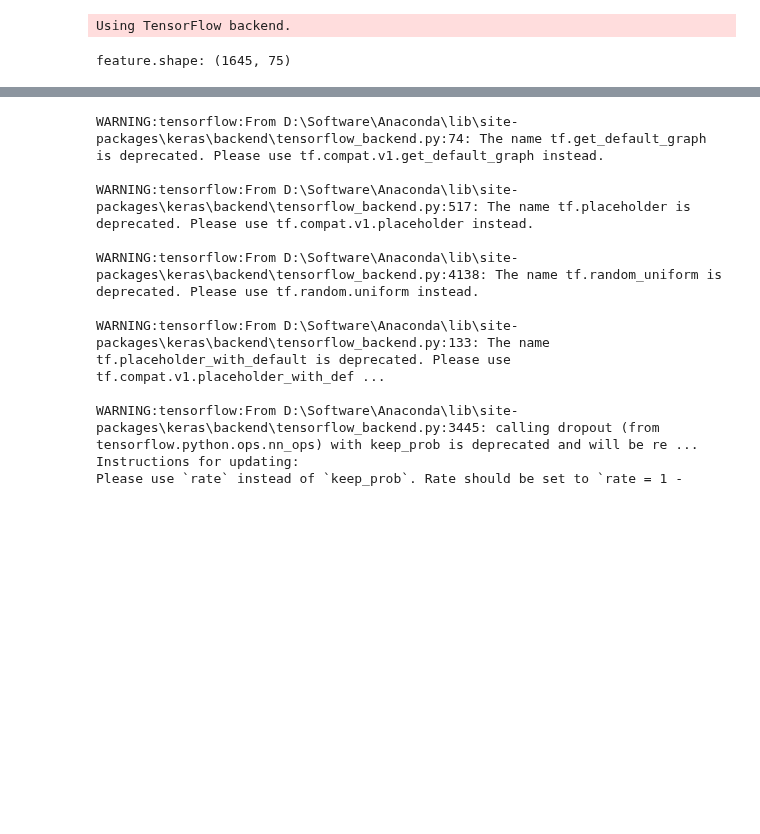
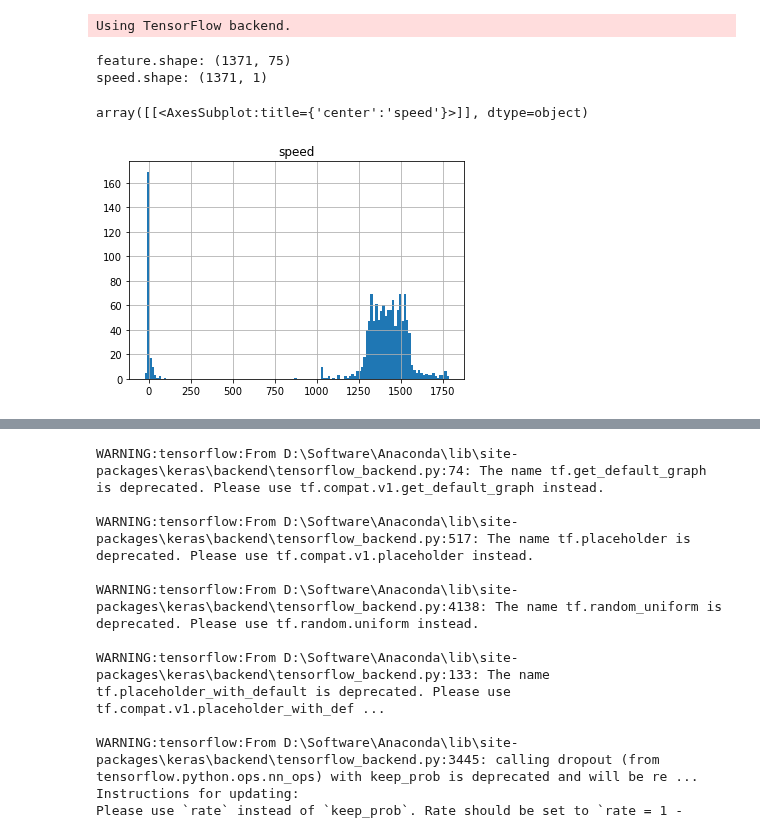
Before and after one commit to AiZhanghan/gearbox-fault-detection, a Jupyter notebook: code/train/li_niu_ping/2.ipynb, the cells around one changed output, grey strips where cells are left out. Cells and saved outputs as stored; diff of their text form; code cells hidden in the pictures; blank space fills up the shorter version.

```diff
--- a/code/train/li_niu_ping/2.ipynb
+++ b/code/train/li_niu_ping/2.ipynb
@@ -25,11 +25,15 @@ sensors = (
 # %%
 reader = Reader.Reader()
 feature = reader.read_feature(os.path.join(feature_path, wind_turbine), sensors)
-# speed = reader.read_speed(os.path.join(speed_path, wind_turbine), sensors)
-
-toolkit.print_shape(feature=feature)
+speed = reader.read_speed(os.path.join(speed_path, wind_turbine), sensors)
+feature = feature.loc[speed.index]
+toolkit.print_shape(feature=feature, speed=speed)
 # %% [output]
-feature.shape: (1645, 75)
+feature.shape: (1371, 75)
+speed.shape: (1371, 1)
 # %%
-# speed.hist(bins=128)
+speed.hist(bins=128)
+# %% [output]
+array([[<AxesSubplot:title={'center':'speed'}>]], dtype=object)
+[figure, added]
 # %%
```
Also changed, not shown: parts of 9 cells of this notebook, 24 other files.
